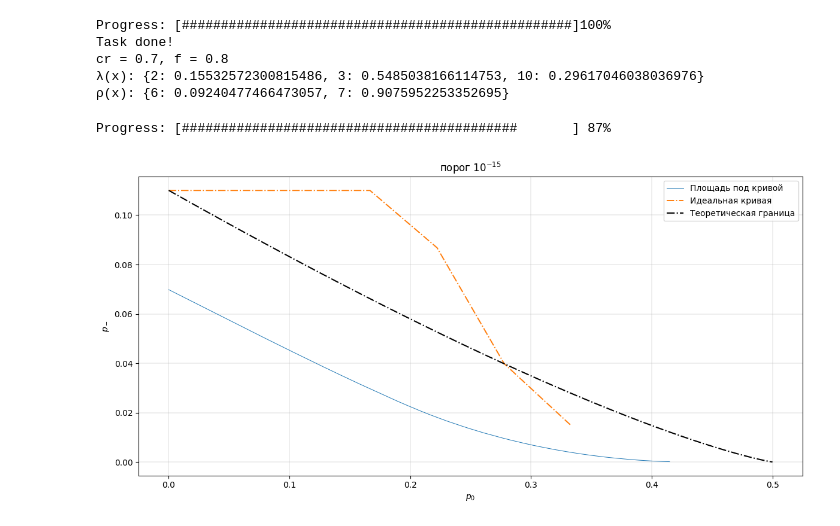
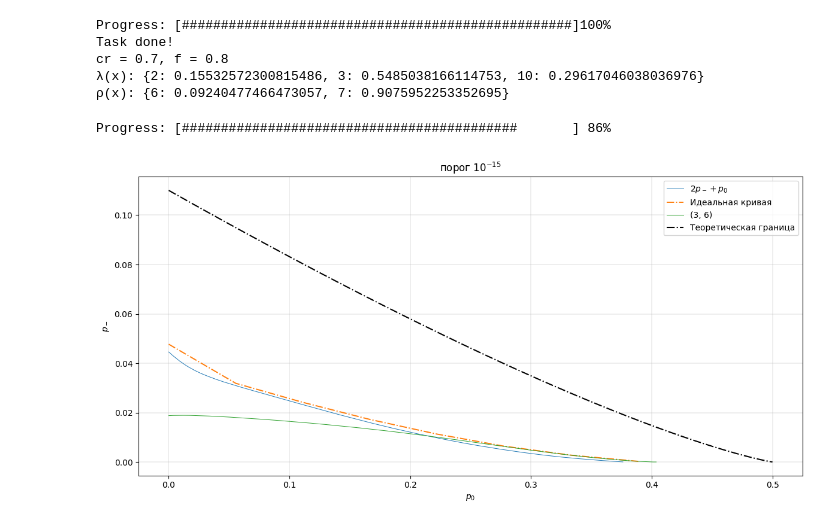
Before and after one commit to FuIluha/ldpc-for-flash-memory, a Jupyter notebook: DE_MinSum_BEC/differential_evolution_lambda.ipynb, the cells around one changed output. Saved outputs shown, nothing was run; the diff lists cells and outputs as text; code cells hidden in the pictures.

```diff
--- a/DE_MinSum_BEC/differential_evolution_lambda.ipynb
+++ b/DE_MinSum_BEC/differential_evolution_lambda.ipynb
@@ -144,7 +137,7 @@ def density_evolution_grid_irregular(p0_vals, p_minus_limit, p_minus_max_iters,
     )
 
     # Преобразование в 2D NumPy-массив
-    return results
+    return results.copy()
 # %%
 lib.differential_evolution_perfect_border_find.argtypes = [
     ctypes.c_int,                         # dv_max
@@ -180,16 +173,16 @@ def differential_evolution_perfect_border_find(dv_max, r, threshold, np_, cr, f_
         results
     )
 
-    return results
+    return results.copy()
 # %%
 dv_max = 30
 r = 0.5
 threshold = 1e-15
-n = 40
+n = 50
 cr = 0.7
 f = 0.8
-max_iters = 100
+max_iters = 600
 decoding_iters = 100
 
-p_minus = differential_evolution_perfect_border_find(dv_max, r, threshold, n, cr, f, max_iters, 10, decoding_iters)
+p_minus_ideal = differential_evolution_perfect_border_find(dv_max, r, threshold, n, cr, f, max_iters, 10, decoding_iters)
 # %% [output]
@@ -203,6 +196,6 @@ array([ 0.110001  ,  0.110001  ,  0.110001  ,  0.110001  ,  0.0768261 ,
 # %%
-ind = np.argwhere(p_minus > 0)
+ind = np.argwhere(p_minus_ideal > 0)
 
-plt.plot(np.linspace(0, 0.5, 10)[ind], p_minus[ind])
+plt.plot(np.linspace(0, 0.5, 10)[ind], p_minus_ideal[ind])
 # %% [output]
 [<matplotlib.lines.Line2D at 0x...>]
@@ -466,17 +459,17 @@ threshold = 1e-15
 
 not_r = 2
 
-num_iters = 200
+num_iters = 20
 p_minus_find_iters = 10
 
-# # 2p_- + p_0
-# lmbd = {3: 0.5937306707127774, 7: 0.005027948410879745, 8: 0.0022957978212001713, 10: 0.009505644881206615, 13: 0.02786842813993582, 14: 0.00027119594135121926, 15: 0.018999419040073465, 16: 0.0020032367845747995, 18: 0.009219235588393479, 20: 0.00970313745357635, 21: 0.004046919778436789, 22: 0.013701970992235546, 23: 0.11839417632282687, 24: 0.018774347613021807, 25: 0.045273542324755923, 29: 0.02515690565257428, 30: 0.005534503883682054, 31: 0.02652296336642895, 32: 0.006519451306779173, 34: 0.007774892704978392, 35: 0.0049868632071250205, 36: 0.019747322980320458, 37: 0.015719203853937595, 38: 0.009222221238927863}
-# rho = {9: 0.750290008427172, 10: 0.24970999157282803}
-# results = density_evolution_grid_irregular(p0_vals, 0.09, p_minus_find_iters, lmbd, rho, num_iters, threshold)
+# 2p_- + p_0
+lmbd = {3: 0.07669072119536763, 4: 0.7775751300309613, 7: 0.00034561877273628263, 11: 0.0004231711374757776, 15: 0.0010759931610409054, 16: 0.00014702679347468935, 19: 0.00018488127986080287, 21: 0.00018823039259635541, 23: 0.01181966718562954, 26: 0.018733672750071307, 28: 0.06155475679069758, 29: 0.021153986925790593, 30: 0.03010714358429717}
+rho = {8: 0.11118319653707154, 9: 0.8888168034629285}
+results = density_evolution_grid_irregular(p0_vals, 0.09, p_minus_find_iters, lmbd, rho, num_iters, threshold)
 
-# mask = results > -1
-# points = np.array([p0_vals[np.argwhere(mask)].ravel(), results[mask].ravel()])
-# plt.plot(points[0, :], points[1, :], label=f'$2p_- + p_0$', linewidth=0.7)
+mask = results > -1
+points = np.array([p0_vals[np.argwhere(mask)].ravel(), results[mask].ravel()])
+plt.plot(points[0, :], points[1, :], label=f'$2p_- + p_0$', linewidth=0.7)
 
 # # 6p_- + p_0
 # lmbd = {3: 0.6272596571800673, 4: 0.36522750532869647, 5: 0.0006549605293132707, 6: 0.0005785689031968922, 7: 0.001108944314544839, 9: 0.005170363744181252}
@@ -496,49 +489,51 @@ p_minus_find_iters = 10
 # points = np.array([p0_vals[np.argwhere(mask)].ravel(), results[mask].ravel()])
 # plt.plot(points[0, :], points[1, :], label=f'$p_-$', linewidth=0.7)
 
-# Площадь под кривой
-lmbd = {3: 0.9161037061405171, 4: 0.07342964024367607, 7: 0.0013851114702873432, 10: 0.009081542145519504}
-rho = {6: 0.8214581271793703, 7: 0.17854187282062972}
-results = density_evolution_grid_irregular(p0_vals, 0.09, p_minus_find_iters, lmbd, rho, num_iters, threshold)
+# # Площадь под кривой
+# lmbd = {3: 0.9161037061405171, 4: 0.07342964024367607, 7: 0.0013851114702873432, 10: 0.009081542145519504}
+# rho = {6: 0.8214581271793703, 7: 0.17854187282062972}
+# results = density_evolution_grid_irregular(p0_vals, 0.09, p_minus_find_iters, lmbd, rho, num_iters, threshold)
 
-mask = results > -1
-points = np.array([p0_vals[np.argwhere(mask)].ravel(), results[mask].ravel()])
-plt.plot(points[0, :], points[1, :], label=f'Площадь под кривой', linewidth=0.7)
+# mask = results > -1
+# points = np.array([p0_vals[np.argwhere(mask)].ravel(), results[mask].ravel()])
+# plt.plot(points[0, :], points[1, :], label=f'Площадь под кривой', linewidth=0.7)
 
 # # p_- + 2p_0
 # lmbd = {3: 0.813583343666186, 4: 0.0011639927747033722, 6: 0.0022292255368835424, 10: 0.1830234380222271}
 # rho = {6: 0.09334587695626445, 7: 0.9066541230437355}
 # results = density_evolution_grid_irregular(p0_vals, 0.09, p_minus_find_iters, lmbd, rho, num_iters, threshold)
 
 # mask = results > -1
 # points = np.array([p0_vals[np.argwhere(mask)].ravel(), results[mask].ravel()])
 # plt.plot(points[0, :], points[1, :], label=f'$p_- + 2p_0$', linewidth=0.7)
 
 # # p_- + 6p_0
 # lmbd = {2: 0.15532572300815486, 3: 0.5485038166114753, 10: 0.29617046038036976}
 # rho = {6: 0.09240477466473057, 7: 0.9075952253352695}
 # results = density_evolution_grid_irregular(p0_vals, 0.09, p_minus_find_iters, lmbd, rho, num_iters, threshold)
 
 # mask = results > -1
 # points = np.array([p0_vals[np.argwhere(mask)].ravel(), results[mask].ravel()])
 # plt.plot(points[0, :], points[1, :], label=f'$p_- + 6p_0$', linewidth=0.7)
 
 plt.plot(np.linspace(0, 0.5, 10)[ind], p_minus[ind], label="Идеальная кривая", linewidth=1.4, linestyle='-.')
 
-# for l in range(3, 4):
-#     results = density_evolution_grid_irregular(p0_vals, p_minus_vals, {l:1}, {(not_r*l):1}, num_iters, threshold)
+for l in range(3, 4):
+    lmbd = {l:1}
+    rho = {not_r*l:1}
+    results = density_evolution_grid_irregular(p0_vals, 0.09, p_minus_find_iters, lmbd, rho, num_iters, threshold)
 
-#     mask = results > -1
-#     points = np.array([p0_vals[np.argwhere(mask)].ravel(), p_minus_vals[results[mask].astype(int)].ravel()])
-#     plt.plot(points[0, :], points[1, :], label=f'({l}, {l*not_r})', linewidth=0.7)
+    mask = results > -1
+    points = np.array([p0_vals[np.argwhere(mask)].ravel(), results[mask].ravel()])
+    plt.plot(points[0, :], points[1, :], label=f'({l}, {l*not_r})', linewidth=0.7)
 
 plt.plot(*decoding_limit(), label="Теоретическая граница", color='black', linestyle='-.')
 plt.title(f'порог $10^{{{int(np.log10(threshold))}}}$')
 plt.xlabel('$p_0$')
 plt.ylabel('$p_-$')
 plt.grid(linewidth=0.3)
 plt.legend()
 plt.tight_layout()
 # %% [output]
-Progress: [###########################################       ] 87%
+Progress: [###########################################       ] 86%
-[figure, old version]
+[figure, new version]
```
Also changed, not shown: parts of 6 cells of this notebook, 4 other files.
